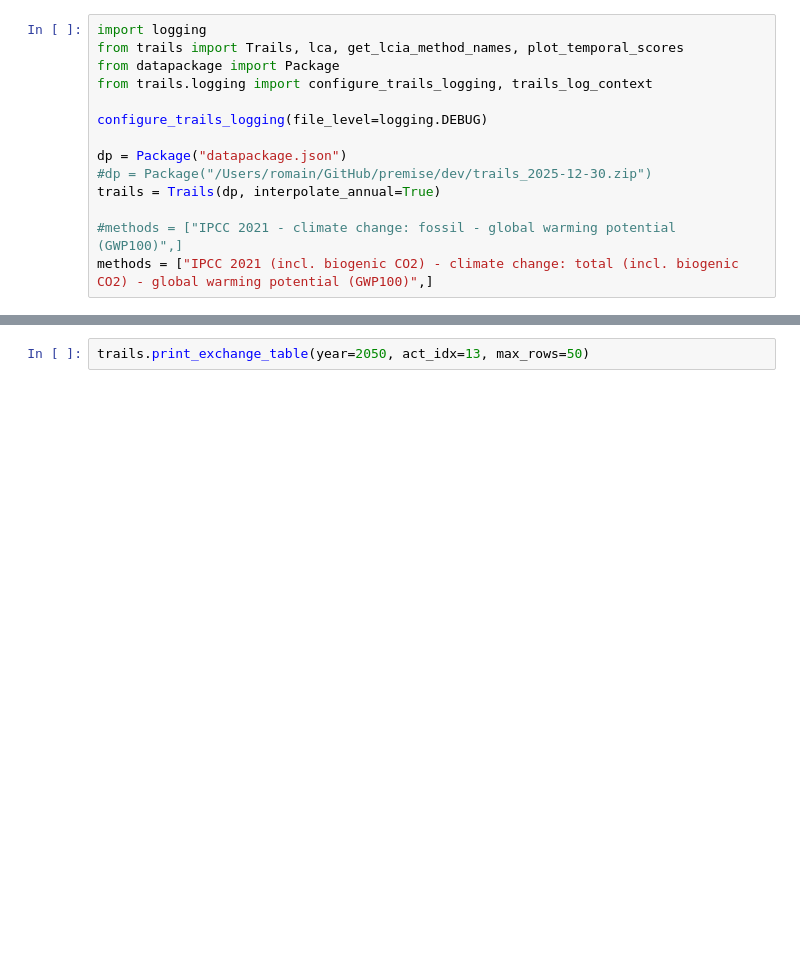
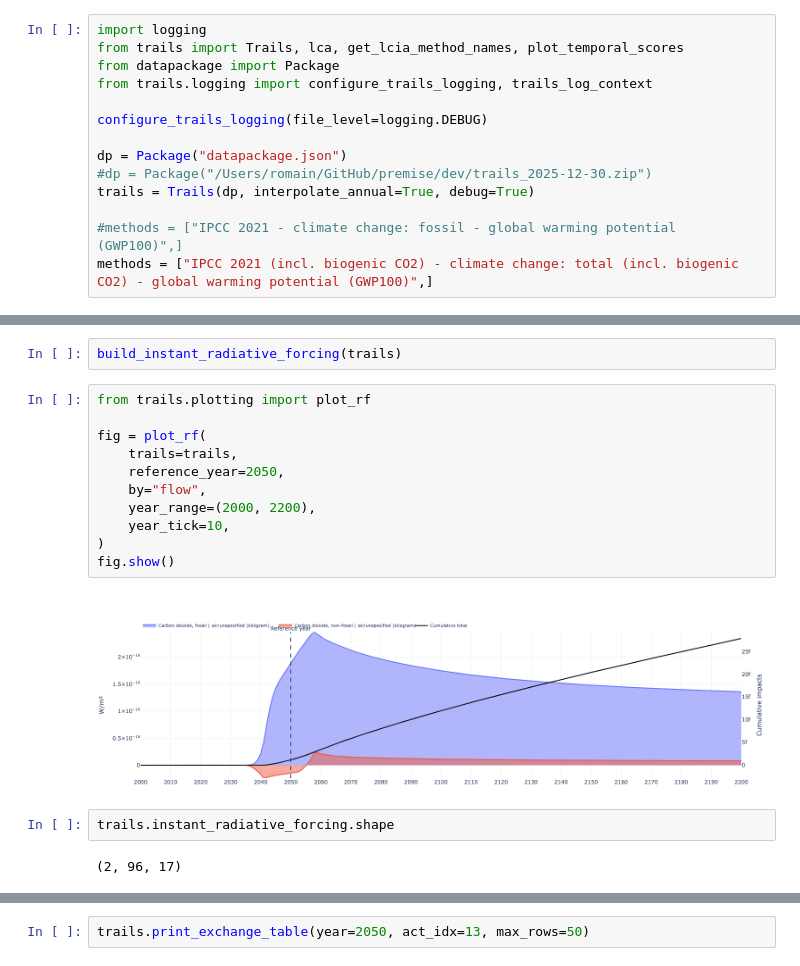
Before and after one commit to Laboratory-for-Energy-Systems-Analysis/trails, a Jupyter notebook: dev/example/numerical example.ipynb, the cells around one changed output, grey strips where cells are left out. Drawn from its saved outputs; the diff is of its cells as text; blank space fills up the shorter version.

```diff
--- a/dev/example/numerical example.ipynb
+++ b/dev/example/numerical example.ipynb
@@ -8,7 +8,7 @@ configure_trails_logging(file_level=logging.DEBUG)
 
 dp = Package("datapackage.json")
 #dp = Package("/Users/romain/GitHub/premise/dev/trails_2025-12-30.zip")
-trails = Trails(dp, interpolate_annual=True)
+trails = Trails(dp, interpolate_annual=True, debug=True)
 
 #methods = ["IPCC 2021 - climate change: fossil - global warming potential (GWP100)",]
 methods = ["IPCC 2021 (incl. biogenic CO2) - climate change: total (incl. biogenic CO2) - global warming potential (GWP100)",]
@@ -18,0 +38,19 @@ Interpolating matrices to annual resolution [3/3]
+# %%
+build_instant_radiative_forcing(trails)
+# %%
+from trails.plotting import plot_rf
+
+fig = plot_rf(
+    trails=trails,
+    reference_year=2050,
+    by="flow",
+    year_range=(2000, 2200),
+    year_tick=10,
+)
+fig.show()
+# %% [output]
+[figure, added]
+# %%
+trails.instant_radiative_forcing.shape
+# %% [output]
+(2, 96, 17)
```
Also changed, not shown: parts of 4 cells of this notebook, 8 other files.
